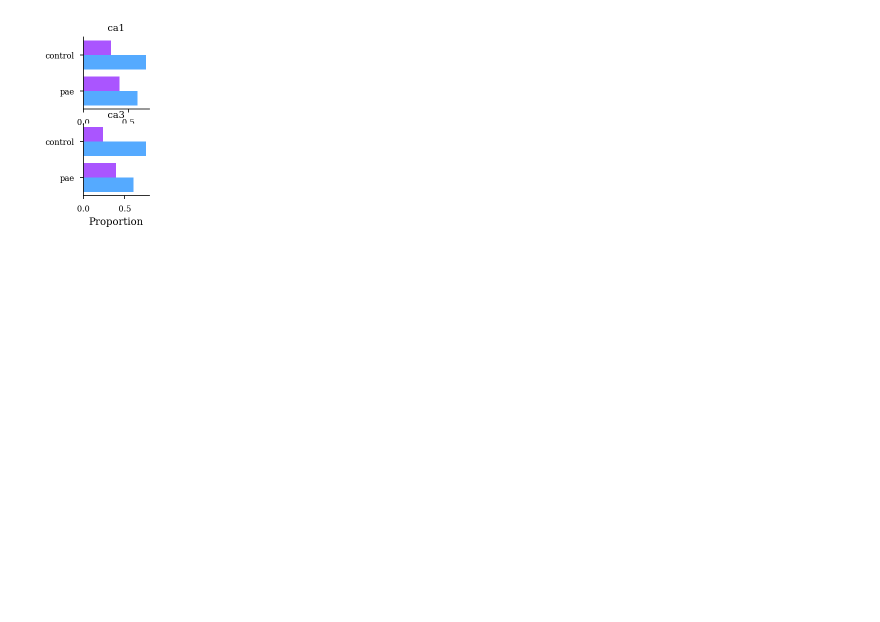
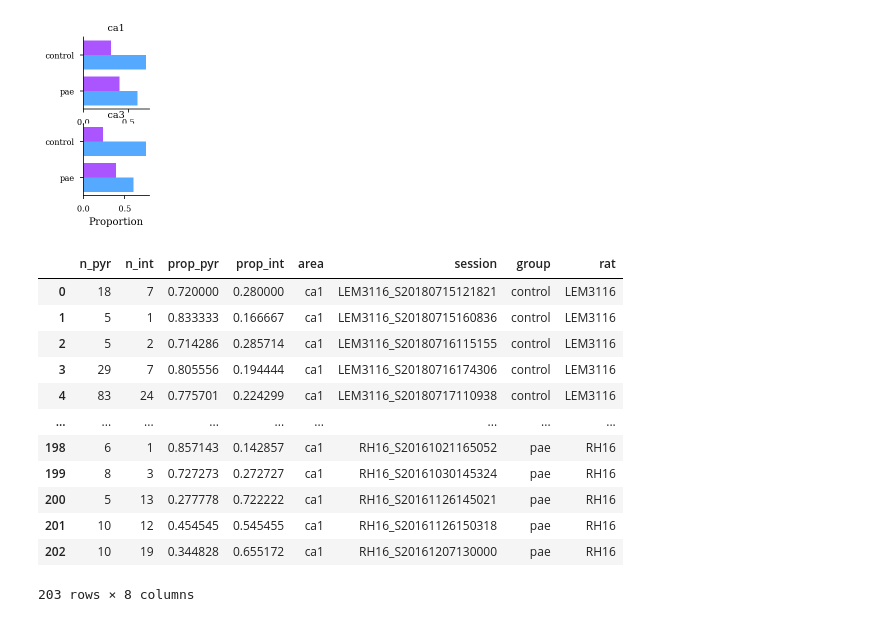
Before and after one commit to ryanharvey1/ripple_analyses, a Jupyter notebook: notebooks/classify_pyr_int.ipynb, the cells around one changed output. Drawn from its saved outputs; the diff is of its cells as text; code cells hidden in the pictures; blank space fills up the shorter version.

```diff
--- a/notebooks/classify_pyr_int.ipynb
+++ b/notebooks/classify_pyr_int.ipynb
@@ -356,0 +390,45 @@ print(expctd)
+# %%
+df_prop = pd.DataFrame()
+
+df_prop['n_pyr'] = n_pyr
+df_prop['n_int'] = n_int
+
+df_prop['prop_pyr'] = df_prop.n_pyr / (df_prop.n_pyr+df_prop.n_int)
+df_prop['prop_int'] = df_prop.n_int / (df_prop.n_pyr+df_prop.n_int)
+
+df_prop['area'] = area
+df_prop['session'] = curr_session
+
+control=('RH13','RH14','LS21','LS23','LE2821','LE2823','LEM3116','LEM3120','LEM3216')
+pae=('RH11','RH16','LS17','LS19','LE2813','LEM3124','LEM3206','LEM3246')
+
+df_prop['group'] = np.ones_like(df_prop.session)
+
+regstr = '|'.join(control)
+idx = df_prop['session'].str.upper().str.contains(regstr)
+df_prop.loc[idx,'group'] = 'control'
+
+regstr = '|'.join(pae)
+idx = df_prop['session'].str.upper().str.contains(regstr)
+df_prop.loc[idx,'group'] = 'pae'
+
+rat = [s.split('_')[0] for s in df_prop.session]
+df_prop['rat']=rat
+
+display(df_prop)
+
+df_prop.to_csv(r'F:\Projects\PAE_PlaceCell\analysis\cell_recruitment\processed\df_prop.csv')
+# %% [output]
+|  | n_pyr | n_int | prop_pyr | prop_int | area | session | group | rat |
+| 0 | 18 | 7 | 0.720000 | 0.280000 | ca1 | LEM3116_S20180715121821 | control | LEM3116 |
+| 1 | 5 | 1 | 0.833333 | 0.166667 | ca1 | LEM3116_S20180715160836 | control | LEM3116 |
+| 2 | 5 | 2 | 0.714286 | 0.285714 | ca1 | LEM3116_S20180716115155 | control | LEM3116 |
+| 3 | 29 | 7 | 0.805556 | 0.194444 | ca1 | LEM3116_S20180716174306 | control | LEM3116 |
+| 4 | 83 | 24 | 0.775701 | 0.224299 | ca1 | LEM3116_S20180717110938 | control | LEM3116 |
+| ... | ... | ... | ... | ... | ... | ... | ... | ... |
+| 198 | 6 | 1 | 0.857143 | 0.142857 | ca1 | RH16_S20161021165052 | pae | RH16 |
+| 199 | 8 | 3 | 0.727273 | 0.272727 | ca1 | RH16_S20161030145324 | pae | RH16 |
+| 200 | 5 | 13 | 0.277778 | 0.722222 | ca1 | RH16_S20161126145021 | pae | RH16 |
+| 201 | 10 | 12 | 0.454545 | 0.545455 | ca1 | RH16_S20161126150318 | pae | RH16 |
+| 202 | 10 | 19 | 0.344828 | 0.655172 | ca1 | RH16_S20161207130000 | pae | RH16 |
+203 rows × 8 columns
```
Also changed, not shown: parts of 3 cells of this notebook, 3 other files.
